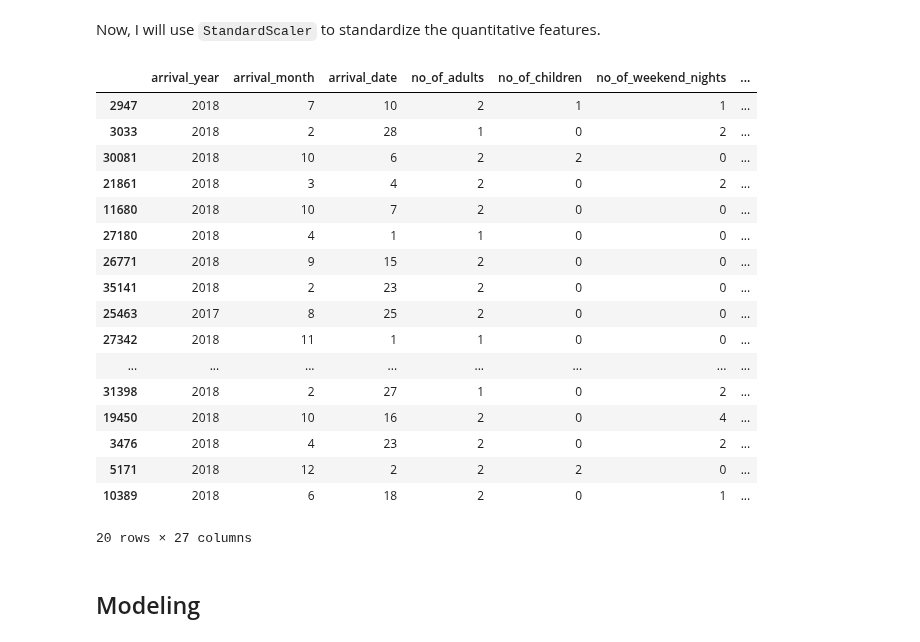
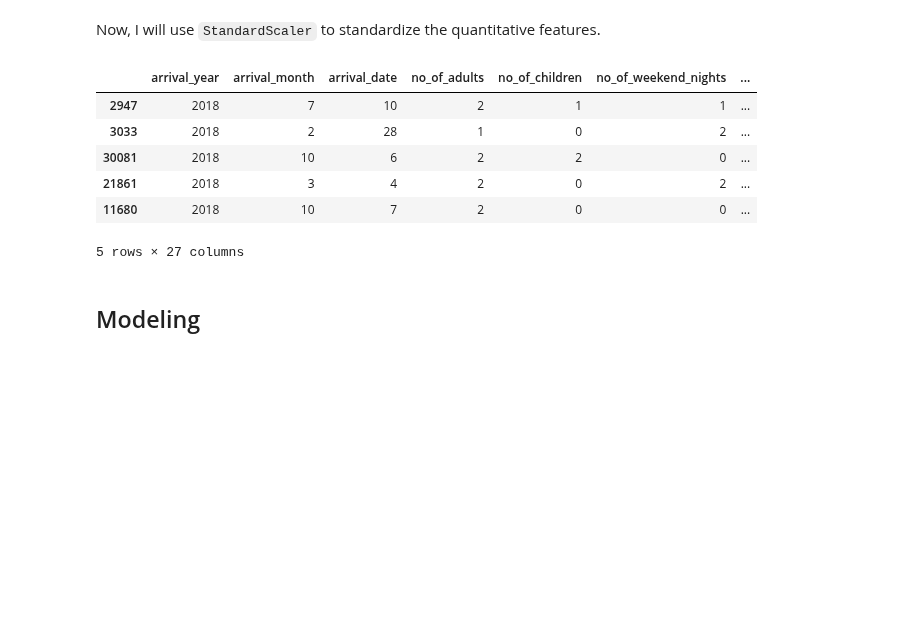
Before and after one commit to scarlettvalentin/hotel_reservations_project, a Jupyter notebook: notebook.ipynb, the cells around one changed output. Drawn from its saved outputs; the diff is of its cells as text; code cells hidden in the pictures; blank space fills up the shorter version.

```diff
--- a/notebook.ipynb
+++ b/notebook.ipynb
@@ -269,24 +271,15 @@ quant_test_scaler = pd.DataFrame(data=scaler.transform(quant_test),
 # %%
 # Append one hot encoded data back to dataframe
 X_train_transformed = pd.concat([quant_train, categorical_train_ohe], axis=1)
-X_train_transformed.head(20)
+
+# Preview new dataframe
+X_train_transformed.head()
 # %% [output]
 |  | arrival_year | arrival_month | arrival_date | no_of_adults | no_of_children | no_of_weekend_nights | ... |
 | 2947 | 2018 | 7 | 10 | 2 | 1 | 1 | ... |
 | 3033 | 2018 | 2 | 28 | 1 | 0 | 2 | ... |
 | 30081 | 2018 | 10 | 6 | 2 | 2 | 0 | ... |
 | 21861 | 2018 | 3 | 4 | 2 | 0 | 2 | ... |
 | 11680 | 2018 | 10 | 7 | 2 | 0 | 0 | ... |
-| 27180 | 2018 | 4 | 1 | 1 | 0 | 0 | ... |
-| 26771 | 2018 | 9 | 15 | 2 | 0 | 0 | ... |
-| 35141 | 2018 | 2 | 23 | 2 | 0 | 0 | ... |
-| 25463 | 2017 | 8 | 25 | 2 | 0 | 0 | ... |
-| 27342 | 2018 | 11 | 1 | 1 | 0 | 0 | ... |
-| ... | ... | ... | ... | ... | ... | ... | ... |
-| 31398 | 2018 | 2 | 27 | 1 | 0 | 2 | ... |
-| 19450 | 2018 | 10 | 16 | 2 | 0 | 4 | ... |
-| 3476 | 2018 | 4 | 23 | 2 | 0 | 2 | ... |
-| 5171 | 2018 | 12 | 2 | 2 | 2 | 0 | ... |
-| 10389 | 2018 | 6 | 18 | 2 | 0 | 1 | ... |
-20 rows × 27 columns
+5 rows × 27 columns
 # %%
```
Also changed, not shown: parts of 6 cells of this notebook.
